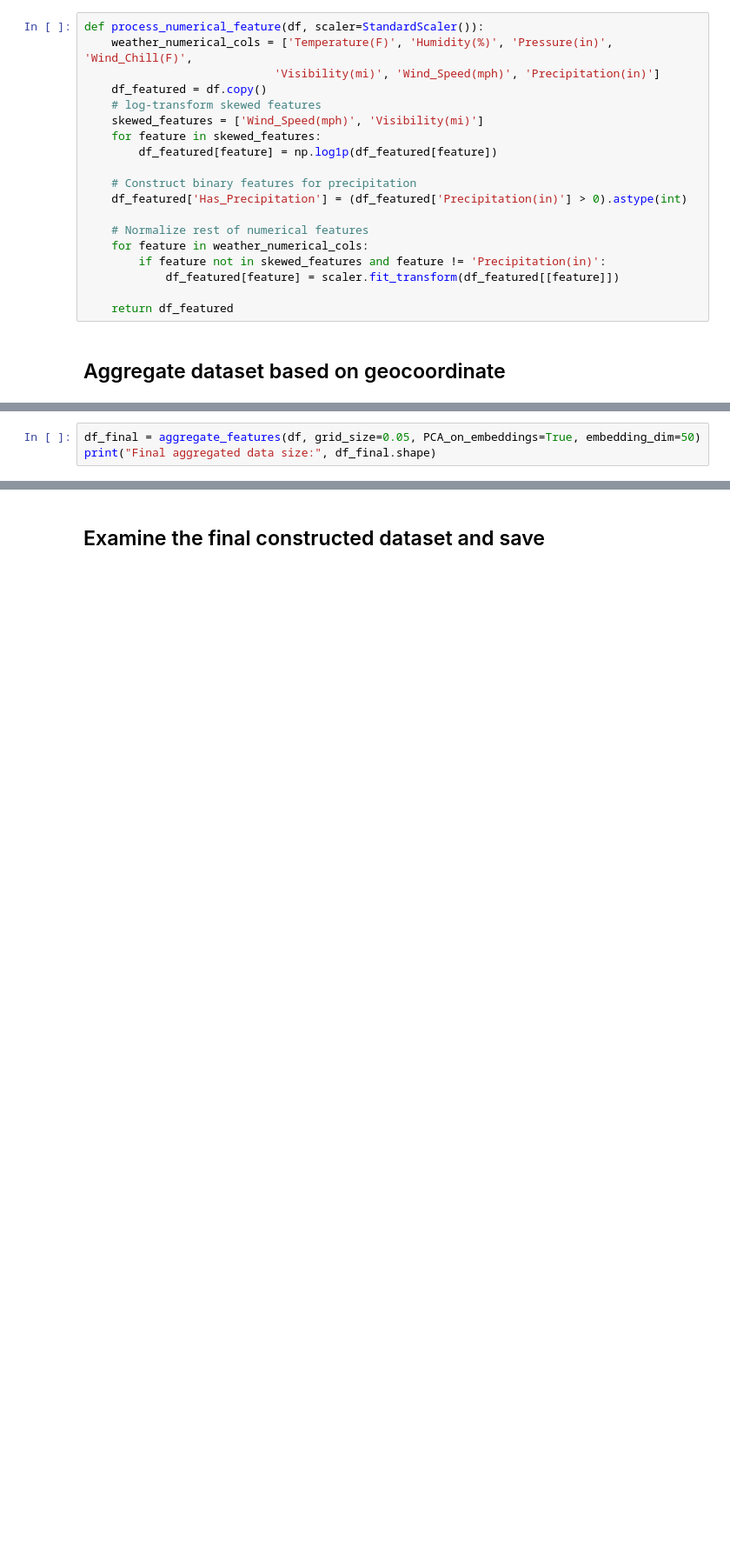
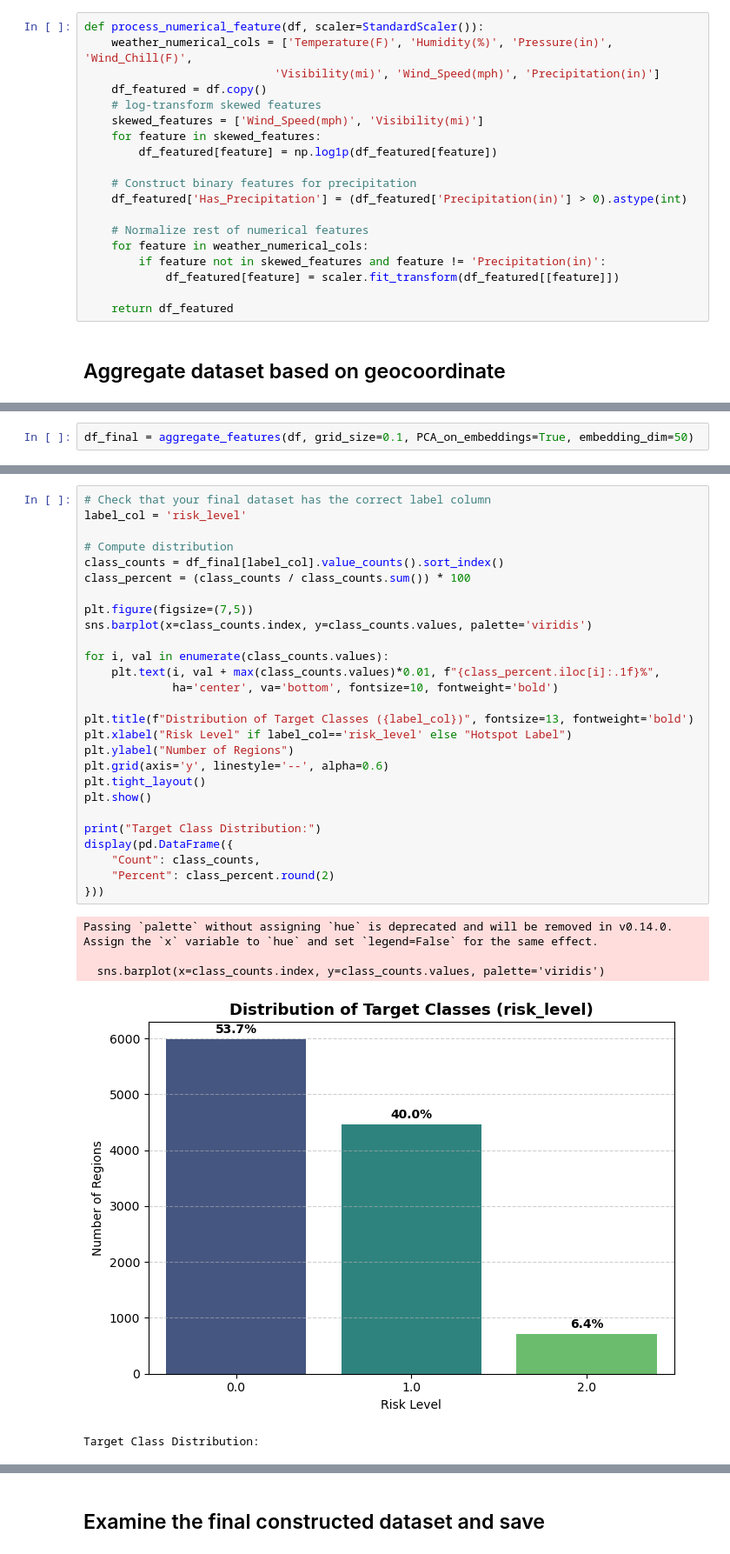
Before and after one commit to Rosreve/SML_final_project, a Jupyter notebook: feature_engineering.ipynb, the cells around one changed output, grey strips where cells are left out. Shown: that part at 87% size. Saved outputs shown, nothing was run; the diff lists cells and outputs as text; blank space fills up the shorter version.

```diff
--- a/feature_engineering.ipynb
+++ b/feature_engineering.ipynb
@@ -567,3 +569,2 @@ start aggregating features...
 # %%
-df_final = aggregate_features(df, grid_size=0.05, PCA_on_embeddings=True, embedding_dim=50)
-print("Final aggregated data size:", df_final.shape)
+df_final = aggregate_features(df, grid_size=0.1, PCA_on_embeddings=True, embedding_dim=50)
@@ -571,0 +575,33 @@ Final aggregated data size: (20780, 161)
+# %%
+# Check that your final dataset has the correct label column
+label_col = 'risk_level'
+
+# Compute distribution
+class_counts = df_final[label_col].value_counts().sort_index()
+class_percent = (class_counts / class_counts.sum()) * 100
+
+plt.figure(figsize=(7,5))
+sns.barplot(x=class_counts.index, y=class_counts.values, palette='viridis')
+
+for i, val in enumerate(class_counts.values):
+    plt.text(i, val + max(class_counts.values)*0.01, f"{class_percent.iloc[i]:.1f}%",
+             ha='center', va='bottom', fontsize=10, fontweight='bold')
+
+plt.title(f"Distribution of Target Classes ({label_col})", fontsize=13, fontweight='bold')
+plt.xlabel("Risk Level" if label_col=='risk_level' else "Hotspot Label")
+plt.ylabel("Number of Regions")
+plt.grid(axis='y', linestyle='--', alpha=0.6)
+plt.tight_layout()
+plt.show()
+
+print("Target Class Distribution:")
+display(pd.DataFrame({
+    "Count": class_counts,
+    "Percent": class_percent.round(2)
+}))
+# %% [output]
+Passing `palette` without assigning `hue` is deprecated and will be removed in v0.14.0. Assign the `x` variable to `hue` and set `legend=False` for the same effect.
+
+  sns.barplot(x=class_counts.index, y=class_counts.values, palette='viridis')
+[figure, added]
+Target Class Distribution:
```
Also changed, not shown: parts of 8 cells of this notebook.
